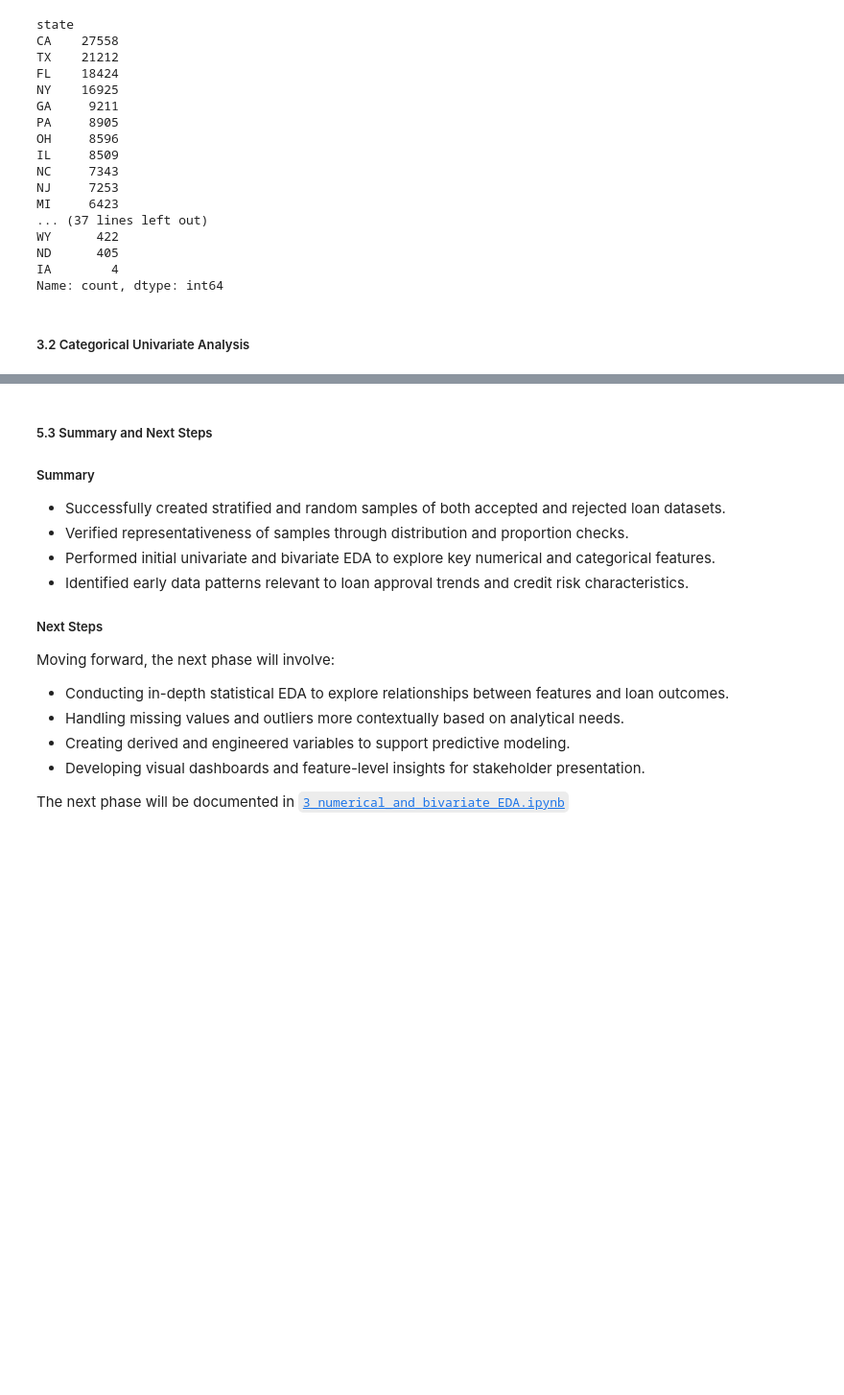
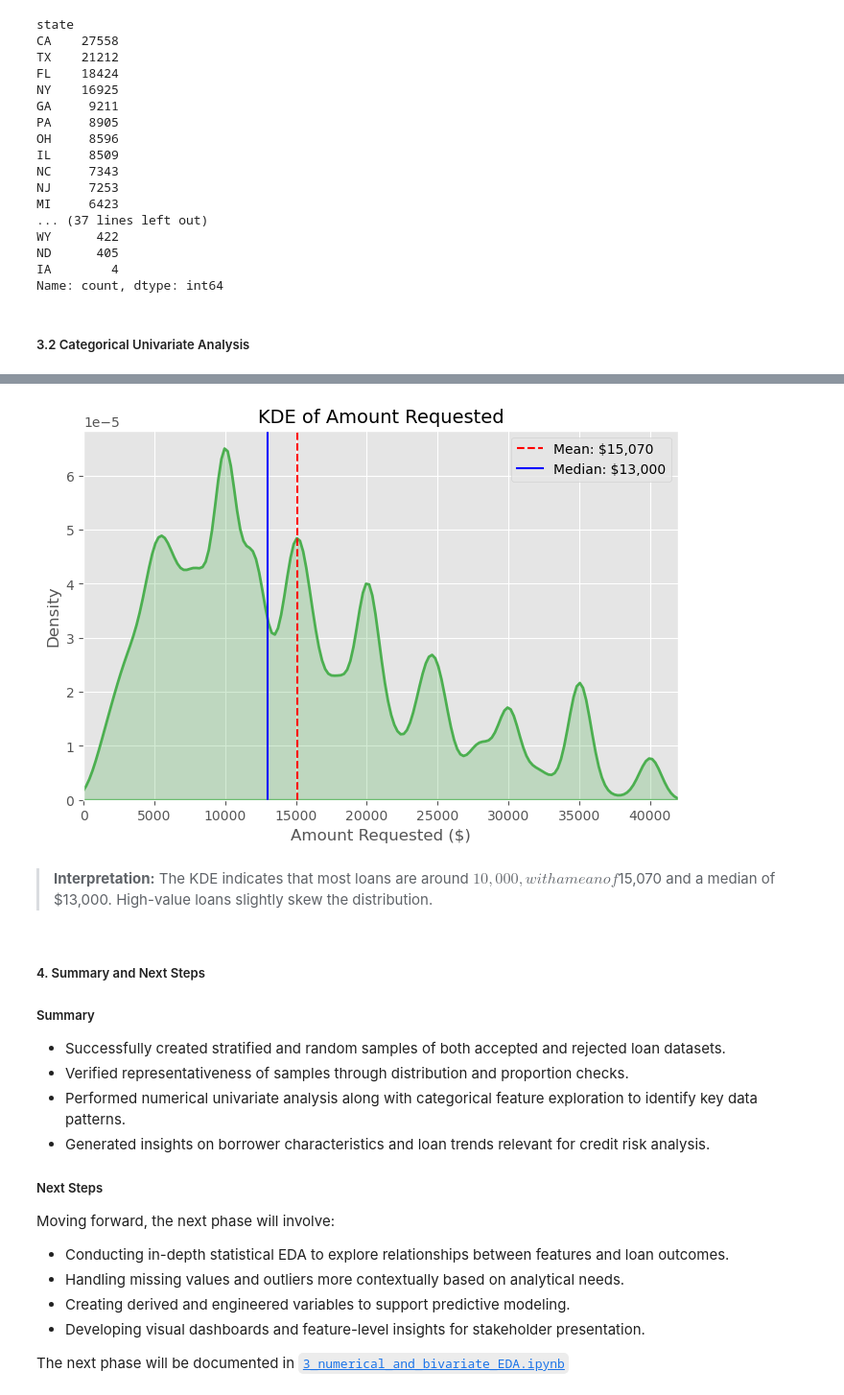
Before and after one commit to satveerkaur/credit_risk_and_loan_performance_analysis, a Jupyter notebook: notebooks/2_data_sampling_and_exploration.ipynb, the cells around one changed output, grey strips where cells are left out. Shown: that part at 96% size. Cells and saved outputs as stored; diff of their text form; code cells hidden in the pictures; blank space fills up the shorter version.

Commit message:
Add numerical univariate analysis to Notebook 2: Data Sampling and Exploration

```diff
--- a/notebooks/2_data_sampling_and_exploration.ipynb
+++ b/notebooks/2_data_sampling_and_exploration.ipynb
@@ -229,11 +256,42 @@ for col in categorical_cols:
+# %%
+# Calculate mean and median
+amount_mean = accepted_sample['amount_requested'].mean()
+amount_median = accepted_sample['amount_requested'].median()
+
+# Plot KDE only
+plt.figure(figsize=(8, 5))
+sns.kdeplot(
+    data=accepted_sample,
+    x='amount_requested',
+    color='#4CAF50',
+    fill=True,        # fill under the curve
+    linewidth=2
+)
+
+# Add mean and median lines
+plt.axvline(amount_mean, color='red', linestyle='--', label=f'Mean: ${amount_mean:,.0f}')
+plt.axvline(amount_median, color='blue', linestyle='-', label=f'Median: ${amount_median:,.0f}')
+
+# Titles and labels
+plt.title('KDE of Amount Requested', fontsize=14)
+plt.xlabel('Amount Requested ($)', fontsize=12)
+plt.ylabel('Density', fontsize=12)
+plt.xlim(0, accepted_sample['amount_requested'].max()*1.05)
+plt.ylim(0, None)  # y will start at 0
+plt.legend()
+plt.show()
+# %% [output]
+[figure, added]
+# %% [markdown]
+> **Interpretation:** The KDE indicates that most loans are around $10,000, with a mean of $15,070 and a median of $13,000. High-value loans slightly skew the distribution.
 # %% [markdown]
-##### 5.3 Summary and Next Steps
+##### 4. Summary and Next Steps
 ##### Summary
 
 - Successfully created stratified and random samples of both accepted and rejected loan datasets.
 - Verified representativeness of samples through distribution and proportion checks.
-- Performed initial univariate and bivariate EDA to explore key numerical and categorical features.
-- Identified early data patterns relevant to loan approval trends and credit risk characteristics.
+- Performed numerical univariate analysis along with categorical feature exploration to identify key data patterns.
+- Generated insights on borrower characteristics and loan trends relevant for credit risk analysis.
 
 ##### Next Steps
 
```
Also changed, not shown: parts of 11 cells of this notebook.
